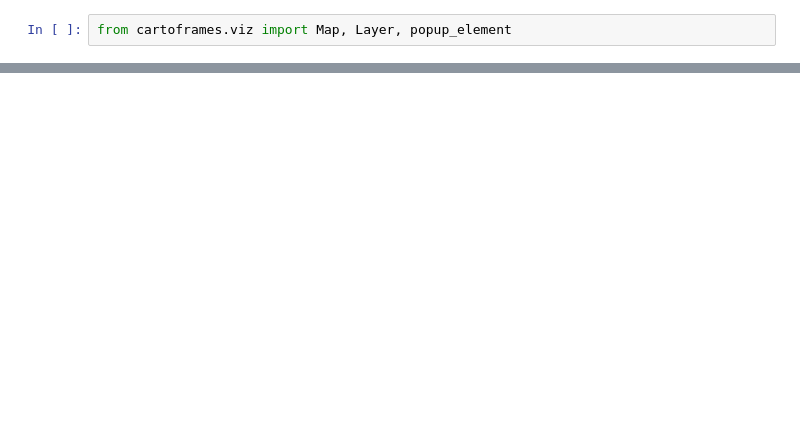
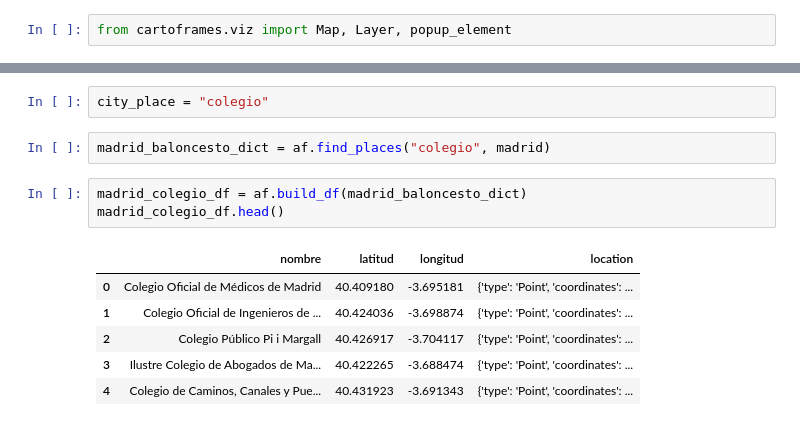
Before and after one commit to AnaWalsh/Office_locator, a Jupyter notebook: GEO.ipynb, the cells around one changed output, grey strips where cells are left out. Cells and saved outputs as stored; diff of their text form; blank space fills up the shorter version.

```diff
--- a/GEO.ipynb
+++ b/GEO.ipynb
@@ -238,0 +140,14 @@ parametros = {
+# %%
+city_place = "colegio"
+# %%
+madrid_baloncesto_dict = af.find_places("colegio", madrid)
+# %%
+madrid_colegio_df = af.build_df(madrid_baloncesto_dict)
+madrid_colegio_df.head()
+# %% [output]
+|  | nombre | latitud | longitud | location |
+| 0 | Colegio Oficial de Médicos de Madrid | 40.409180 | -3.695181 | {'type': 'Point', 'coordinates': ... |
+| 1 | Colegio Oficial de Ingenieros de ... | 40.424036 | -3.698874 | {'type': 'Point', 'coordinates': ... |
+| 2 | Colegio Público Pi i Margall | 40.426917 | -3.704117 | {'type': 'Point', 'coordinates': ... |
+| 3 | Ilustre Colegio de Abogados de Ma... | 40.422265 | -3.688474 | {'type': 'Point', 'coordinates': ... |
+| 4 | Colegio de Caminos, Canales y Pue... | 40.431923 | -3.691343 | {'type': 'Point', 'coordinates': ... |
```
Also changed, not shown: parts of 67 cells of this notebook, 7 other files.
